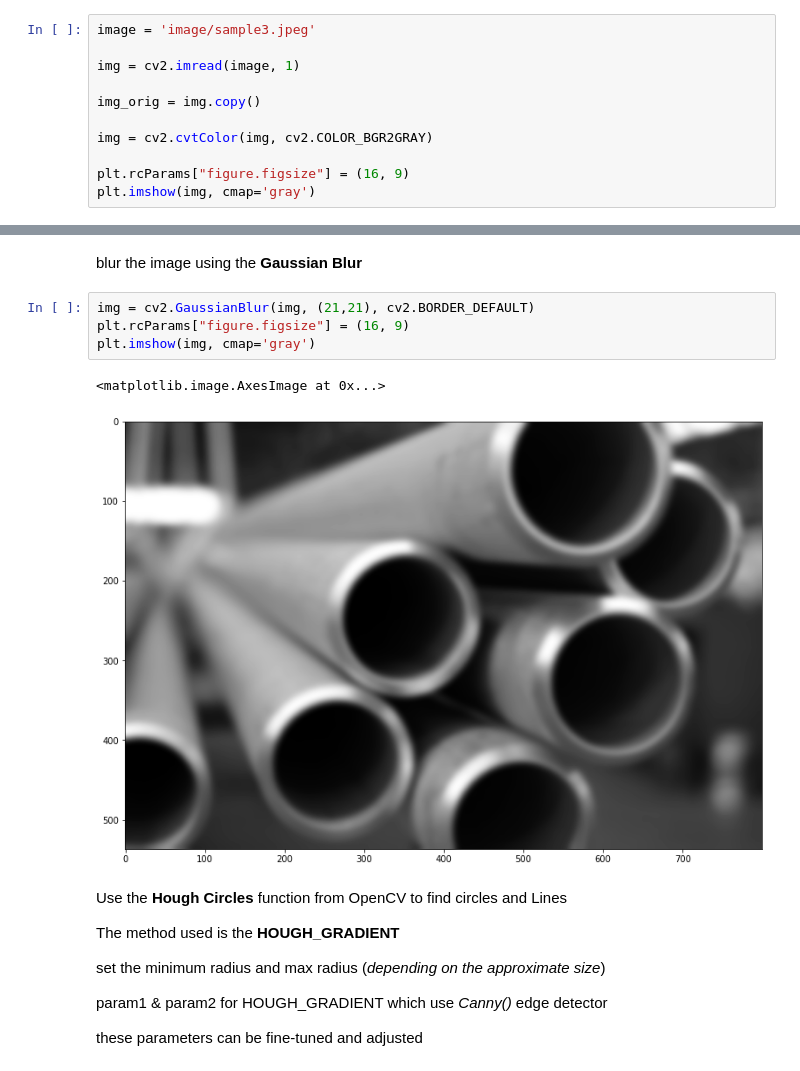
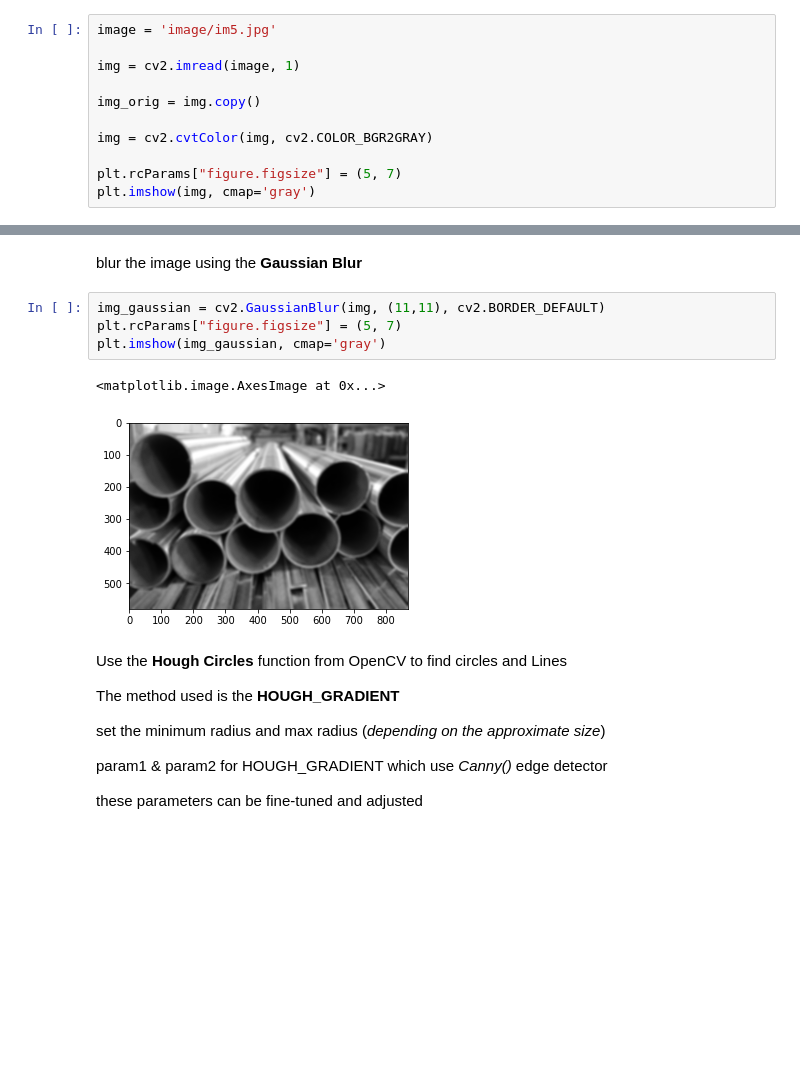
Before and after one commit to agbozo1/hackathonSAP_TMK_2021, a Jupyter notebook: trial/circle-detect-3.ipynb, the cells around one changed output, grey strips where cells are left out. Saved outputs shown, nothing was run; the diff lists cells and outputs as text; blank space fills up the shorter version.

```diff
--- a/trial/circle-detect-3.ipynb
+++ b/trial/circle-detect-3.ipynb
@@ -23,7 +23,7 @@ create a copy which we will use for counting the pipes
 
 when we are done, we will load the results on the original
 # %%
-image = 'image/sample3.jpeg'
+image = 'image/im5.jpg'
 
 img = cv2.imread(image, 1)
 
@@ -31,7 +31,7 @@ img_orig = img.copy()
 
 img = cv2.cvtColor(img, cv2.COLOR_BGR2GRAY)
 
-plt.rcParams["figure.figsize"] = (16, 9)
+plt.rcParams["figure.figsize"] = (5, 7)
 plt.imshow(img, cmap='gray')
 # %% [output]
 <matplotlib.image.AxesImage at 0x...>
@@ -39,12 +39,12 @@ plt.imshow(img, cmap='gray')
 # %% [markdown]
 blur the image using the **Gaussian Blur**
 # %%
-img = cv2.GaussianBlur(img, (21,21), cv2.BORDER_DEFAULT)
-plt.rcParams["figure.figsize"] = (16, 9)
-plt.imshow(img, cmap='gray')
+img_gaussian = cv2.GaussianBlur(img, (11,11), cv2.BORDER_DEFAULT)
+plt.rcParams["figure.figsize"] = (5, 7)
+plt.imshow(img_gaussian, cmap='gray')
 # %% [output]
 <matplotlib.image.AxesImage at 0x...>
-[figure, old version]
+[figure, new version]
 # %% [markdown]
 Use the **Hough Circles** function from OpenCV to find circles and Lines
 
```
Also changed, not shown: parts of 8 cells of this notebook.
